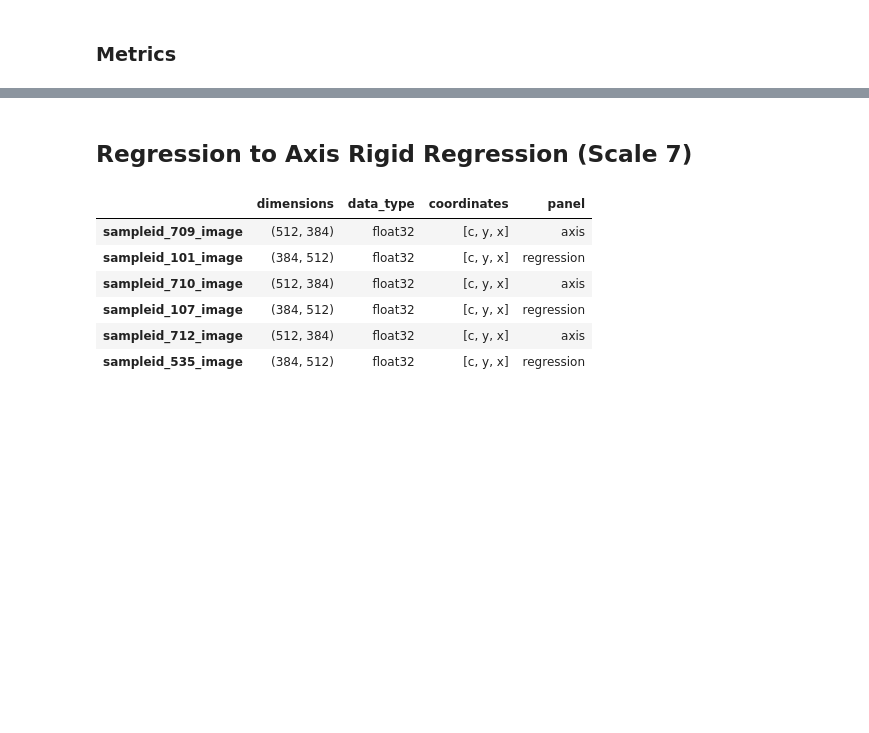
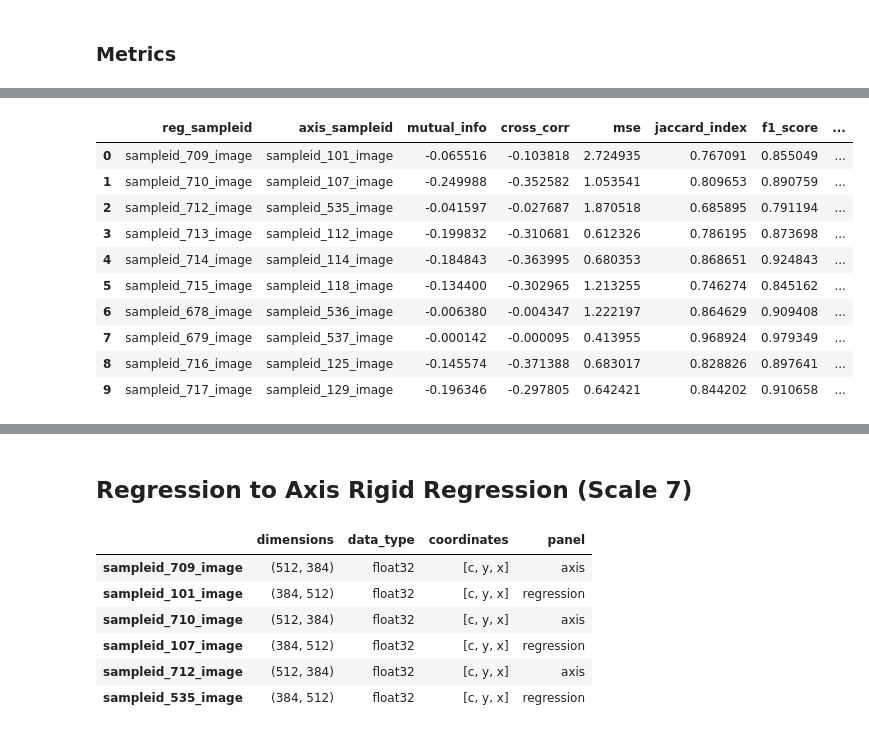
Before and after one commit to Olamiknight/WSIFIR, a Jupyter notebook: Axis_Reg_Registration.ipynb, the cells around one changed output, grey strips where cells are left out. Saved outputs shown, nothing was run; the diff lists cells and outputs as text; code cells hidden in the pictures; blank space fills up the shorter version.

```diff
--- a/Axis_Reg_Registration.ipynb
+++ b/Axis_Reg_Registration.ipynb
@@ -734,0 +515,39 @@ merged_df
+# %%
+# Create a DataFrame to store the metrics
+metrics_df = pd.DataFrame(columns=['reg_sampleid', 'axis_sampleid', 'mutual_info', 'cross_corr', 'mse', 'jaccard_index', 'f1_score', 'hausdorff_distance'])
+# Loop through each image and compute the metrics
+
+for i, (reg_sampleid, reg_image) in enumerate(regression_images):
+    # Get the corresponding tbet image
+    axis_sampleid, axis_image = axis_images[i]
+
+    # Compute the metrics
+    mutual_info, cross_corr, mse, jaccard_index, f1, hausdorff_distance = compute_metrics(reg_image, axis_image)
+
+    # Append the metrics to the DataFrame
+    metrics_df = pd.concat([metrics_df, pd.DataFrame({
+        'reg_sampleid': [reg_sampleid],
+        'axis_sampleid': [axis_sampleid],
+        'mutual_info': [mutual_info],
+        'cross_corr': [cross_corr],
+        'mse': [mse],
+        'jaccard_index': [jaccard_index],
+        'f1_score': [f1],
+        'hausdorff_distance': [hausdorff_distance]
+    })], ignore_index=True)
+
+
+
+metrics_df.head(10)
+# %% [output]
+|  | reg_sampleid | axis_sampleid | mutual_info | cross_corr | mse | jaccard_index | f1_score | ... |
+| 0 | sampleid_709_image | sampleid_101_image | -0.065516 | -0.103818 | 2.724935 | 0.767091 | 0.855049 | ... |
+| 1 | sampleid_710_image | sampleid_107_image | -0.249988 | -0.352582 | 1.053541 | 0.809653 | 0.890759 | ... |
+| 2 | sampleid_712_image | sampleid_535_image | -0.041597 | -0.027687 | 1.870518 | 0.685895 | 0.791194 | ... |
+| 3 | sampleid_713_image | sampleid_112_image | -0.199832 | -0.310681 | 0.612326 | 0.786195 | 0.873698 | ... |
+| 4 | sampleid_714_image | sampleid_114_image | -0.184843 | -0.363995 | 0.680353 | 0.868651 | 0.924843 | ... |
+| 5 | sampleid_715_image | sampleid_118_image | -0.134400 | -0.302965 | 1.213255 | 0.746274 | 0.845162 | ... |
+| 6 | sampleid_678_image | sampleid_536_image | -0.006380 | -0.004347 | 1.222197 | 0.864629 | 0.909408 | ... |
+| 7 | sampleid_679_image | sampleid_537_image | -0.000142 | -0.000095 | 0.413955 | 0.968924 | 0.979349 | ... |
+| 8 | sampleid_716_image | sampleid_125_image | -0.145574 | -0.371388 | 0.683017 | 0.828826 | 0.897641 | ... |
+| 9 | sampleid_717_image | sampleid_129_image | -0.196346 | -0.297805 | 0.642421 | 0.844202 | 0.910658 | ... |
```
Also changed, not shown: parts of 28 cells of this notebook, 1 other file.
